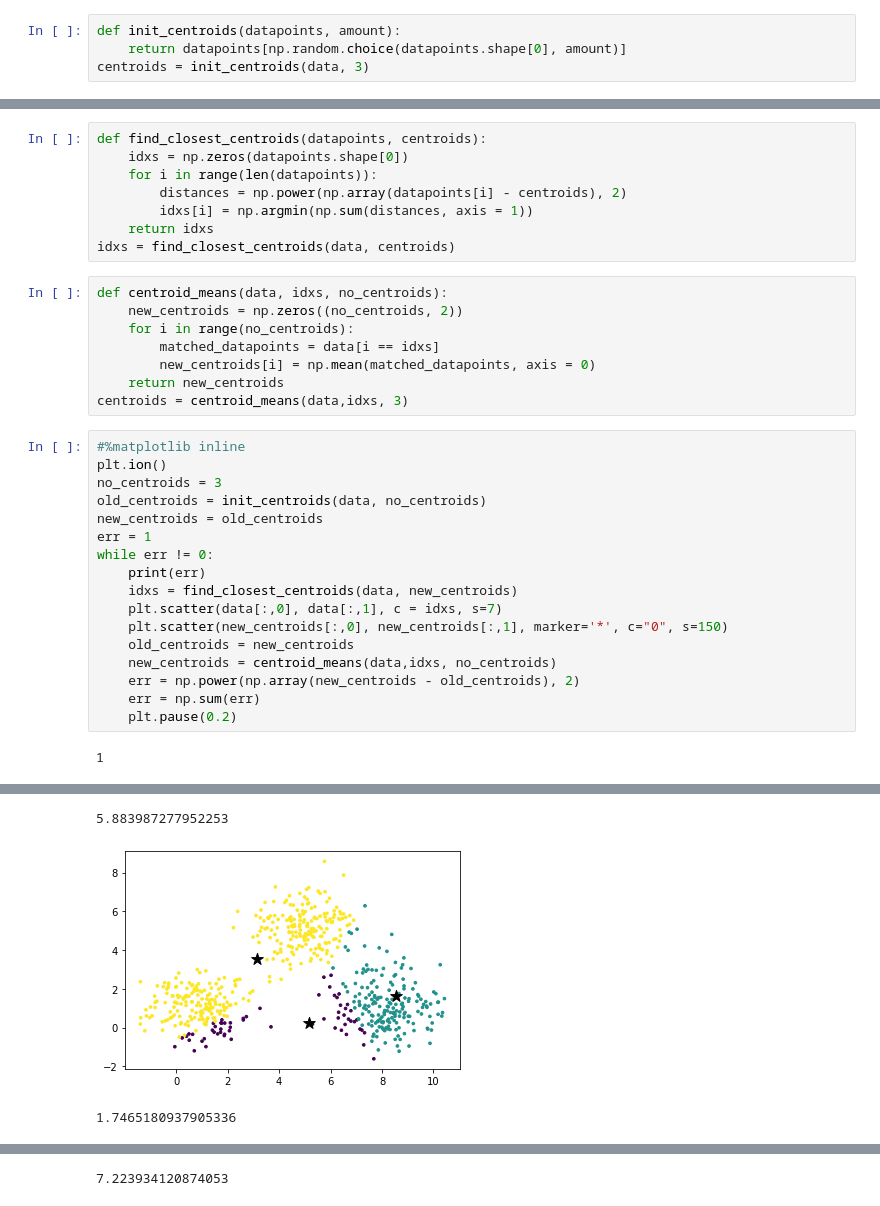
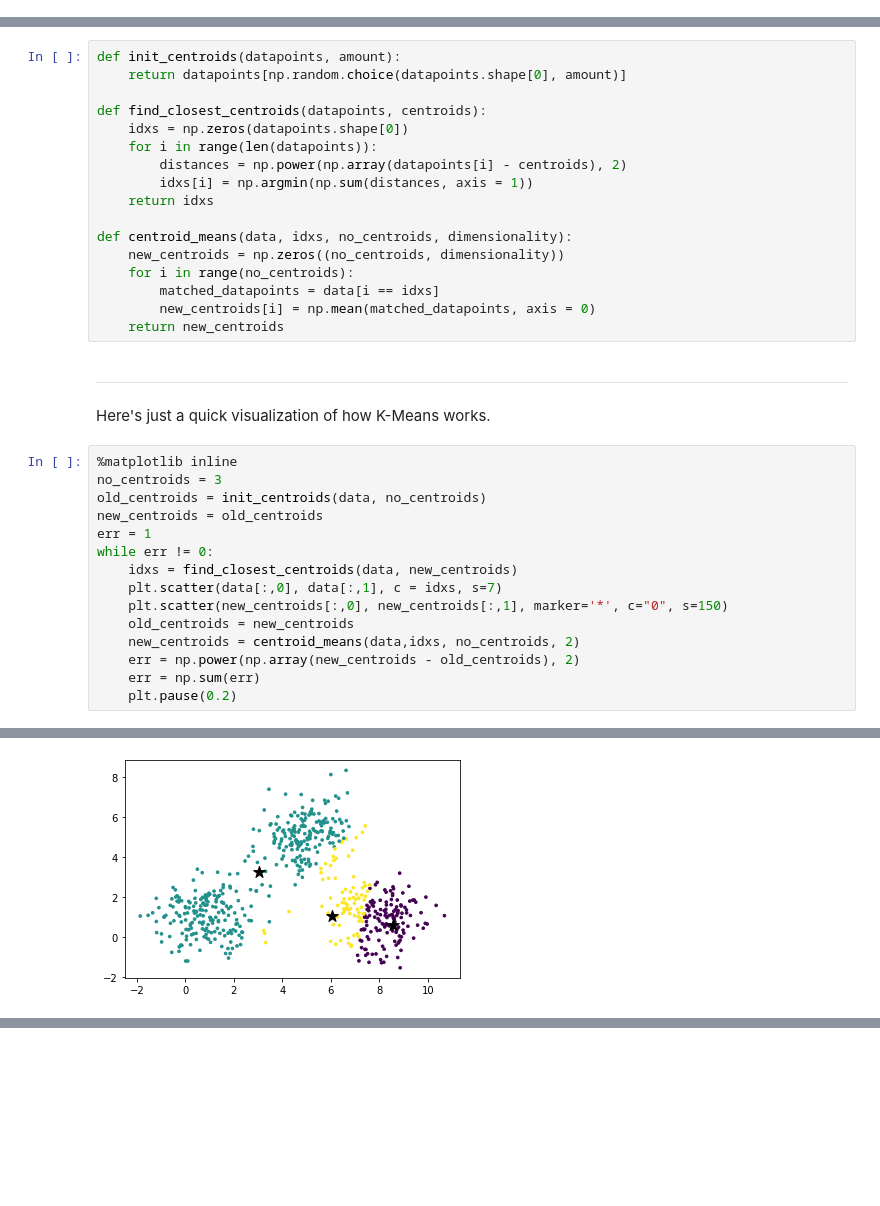
Before and after one commit to Klausstaler/kmeans, a Jupyter notebook: Implementation.ipynb, the cells around one changed output, grey strips where cells are left out. Cells and saved outputs as stored; diff of their text form; blank space fills up the shorter version.

```diff
--- a/Implementation.ipynb
+++ b/Implementation.ipynb
@@ -27,4 +25,0 @@ plt.scatter(data[:,0], data[:,1], s=7)
-# %%
-def init_centroids(datapoints, amount):
-    return datapoints[np.random.choice(datapoints.shape[0], amount)]
-centroids = init_centroids(data, 3)
@@ -31,35 +34,36 @@ centroids = init_centroids(data, 3)
 # %%
+def init_centroids(datapoints, amount):
+    return datapoints[np.random.choice(datapoints.shape[0], amount)]
+
 def find_closest_centroids(datapoints, centroids):
     idxs = np.zeros(datapoints.shape[0])
     for i in range(len(datapoints)):
         distances = np.power(np.array(datapoints[i] - centroids), 2)
         idxs[i] = np.argmin(np.sum(distances, axis = 1))
     return idxs
-idxs = find_closest_centroids(data, centroids)
+
+def centroid_means(data, idxs, no_centroids, dimensionality):
+    new_centroids = np.zeros((no_centroids, dimensionality))
+    for i in range(no_centroids):
+        matched_datapoints = data[i == idxs]
+        new_centroids[i] = np.mean(matched_datapoints, axis = 0)
+    return new_centroids
-# %%
-def centroid_means(data, idxs, no_centroids):
-    new_centroids = np.zeros((no_centroids, 2))
-    for i in range(no_centroids):
-        matched_datapoints = data[i == idxs]
-        new_centroids[i] = np.mean(matched_datapoints, axis = 0)
-    return new_centroids
-centroids = centroid_means(data,idxs, 3)
+# %% [markdown]
+---
+Here's just a quick visualization of how K-Means works.
 # %%
-#%matplotlib inline
-plt.ion()
+%matplotlib inline
 no_centroids = 3
 old_centroids = init_centroids(data, no_centroids)
 new_centroids = old_centroids
 err = 1
 while err != 0:
-    print(err)
     idxs = find_closest_centroids(data, new_centroids)
     plt.scatter(data[:,0], data[:,1], c = idxs, s=7)
     plt.scatter(new_centroids[:,0], new_centroids[:,1], marker='*', c="0", s=150)
     old_centroids = new_centroids
-    new_centroids = centroid_means(data,idxs, no_centroids)
+    new_centroids = centroid_means(data,idxs, no_centroids, 2)
     err = np.power(np.array(new_centroids - old_centroids), 2)
     err = np.sum(err)
     plt.pause(0.2)
 # %% [output]
-1
@@ -67,3 +71 @@ while err != 0:
-5.883987277952253
-[figure, old version]
+[figure, new version]
-1.7465180937905336
@@ -71 +72,0 @@ while err != 0:
-7.223934120874053
```
Also changed, not shown: parts of 11 cells of this notebook.
